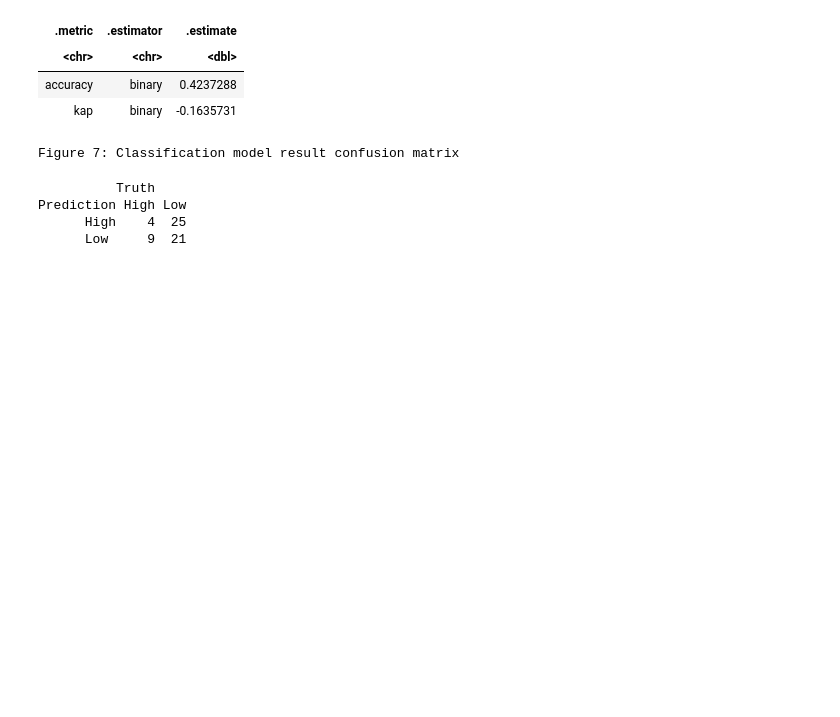
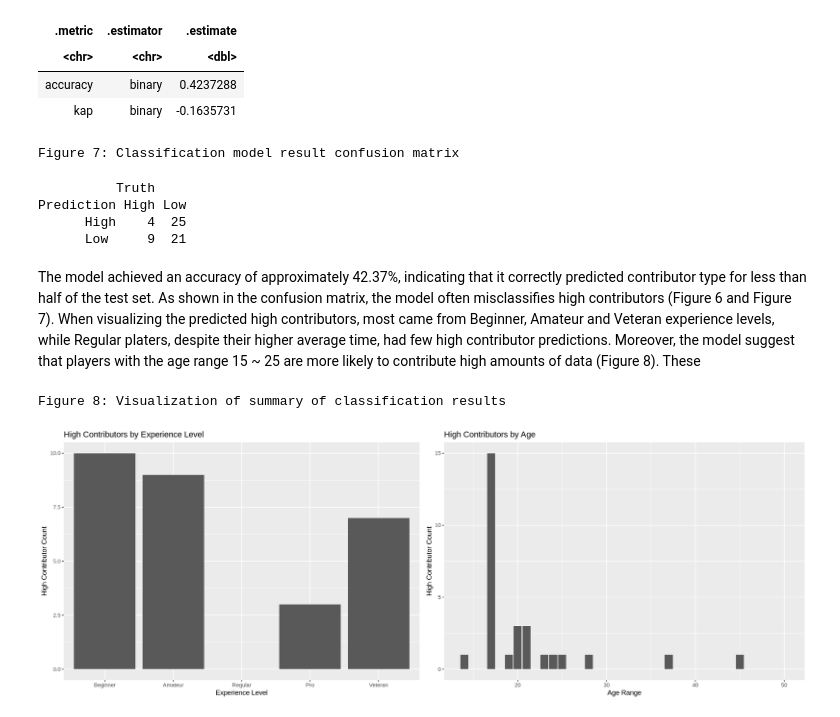
Before and after one commit to olivialuo26/dsci_project, a Jupyter notebook: data science project.ipynb, the cells around one changed output. Drawn from its saved outputs; the diff is of its cells as text; code cells hidden in the pictures; blank space fills up the shorter version.

```diff
--- a/data science project.ipynb
+++ b/data science project.ipynb
@@ -243,3 +243,29 @@ Figure 7: Classification model result confusion matrix
 Prediction High Low
       High    4  25
       Low     9  21
+# %% [markdown]
+The model achieved an accuracy of approximately 42.37%, indicating that it correctly predicted contributor type for less than half of the test set. As shown in the confusion matrix, the model often misclassifies high contributors (Figure 6 and Figure 7). When visualizing the predicted high contributors, most came from Beginner, Amateur and Veteran experience levels, while Regular platers, despite their higher average time, had few high contributor predictions. Moreover, the model suggest that players with the age range 15 ~ 25 are more likely to contribute high amounts of data (Figure 8). These
+# %%
+contributor_summary <- player_predictions |>
+        group_by (experience_label, Age, experience, .pred_class) |>
+        summarise (count = n(), .groups = "drop") |>
+        pivot_wider (names_from = .pred_class, values_from = count, values_fill = 0)
+
+experience_summary <- ggplot (contributor_summary, aes (x = experience, y = High)) +
+        geom_bar (stat = "identity") +
+        ggtitle ("High Contributors by Experience Level") +
+        xlab("Experience Level") +
+        ylab ("High Contributor Count")
+
+age_summary <- ggplot (contributor_summary, aes (x = Age, y = High)) +
+        geom_bar (stat = "identity") +
+        ggtitle ("High Contributors by Age") +
+        xlab("Age Range") +
+        ylab ("High Contributor Count")
+
+options(repr.plot.width = 17, repr.plot.height = 6)
+cat ("Figure 8: Visualization of summary of classification results")
+plot_grid(experience_summary, age_summary, ncol = 2)
+# %% [output]
+Figure 8: Visualization of summary of classification results
+[figure, added]
```
